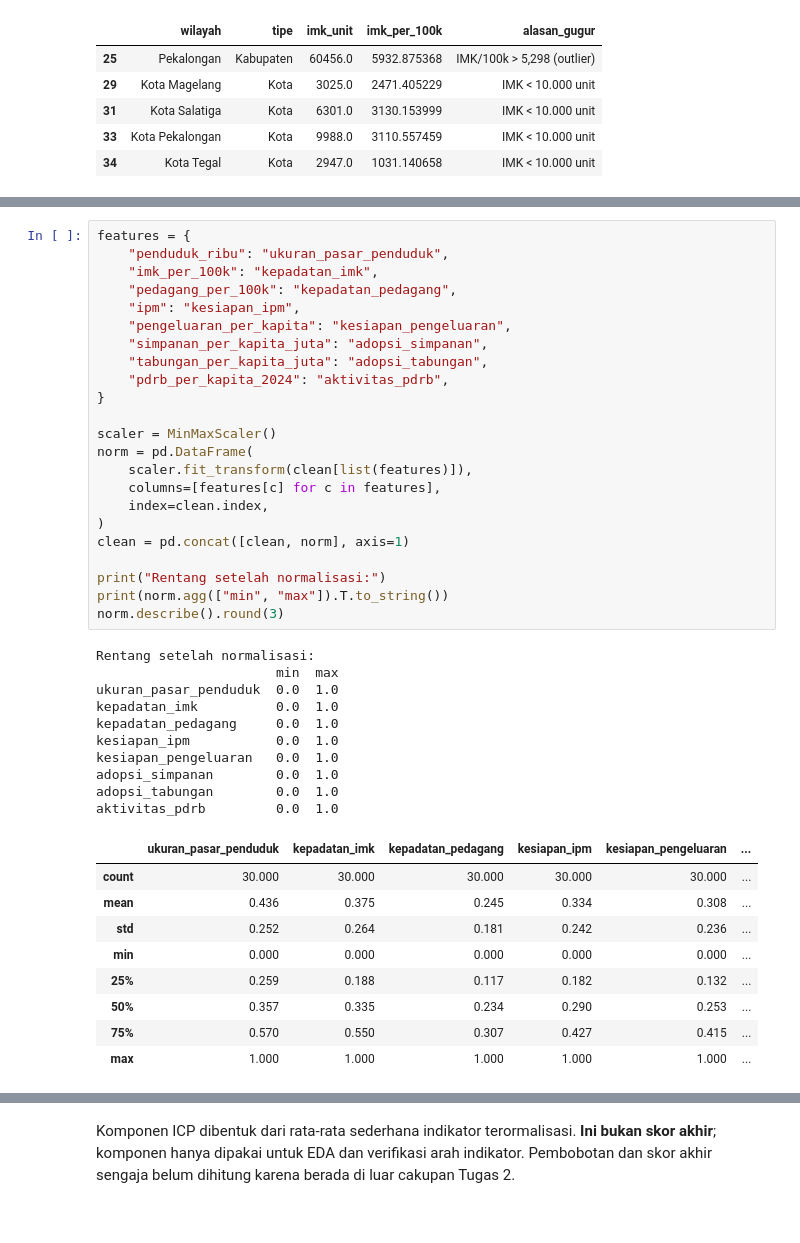
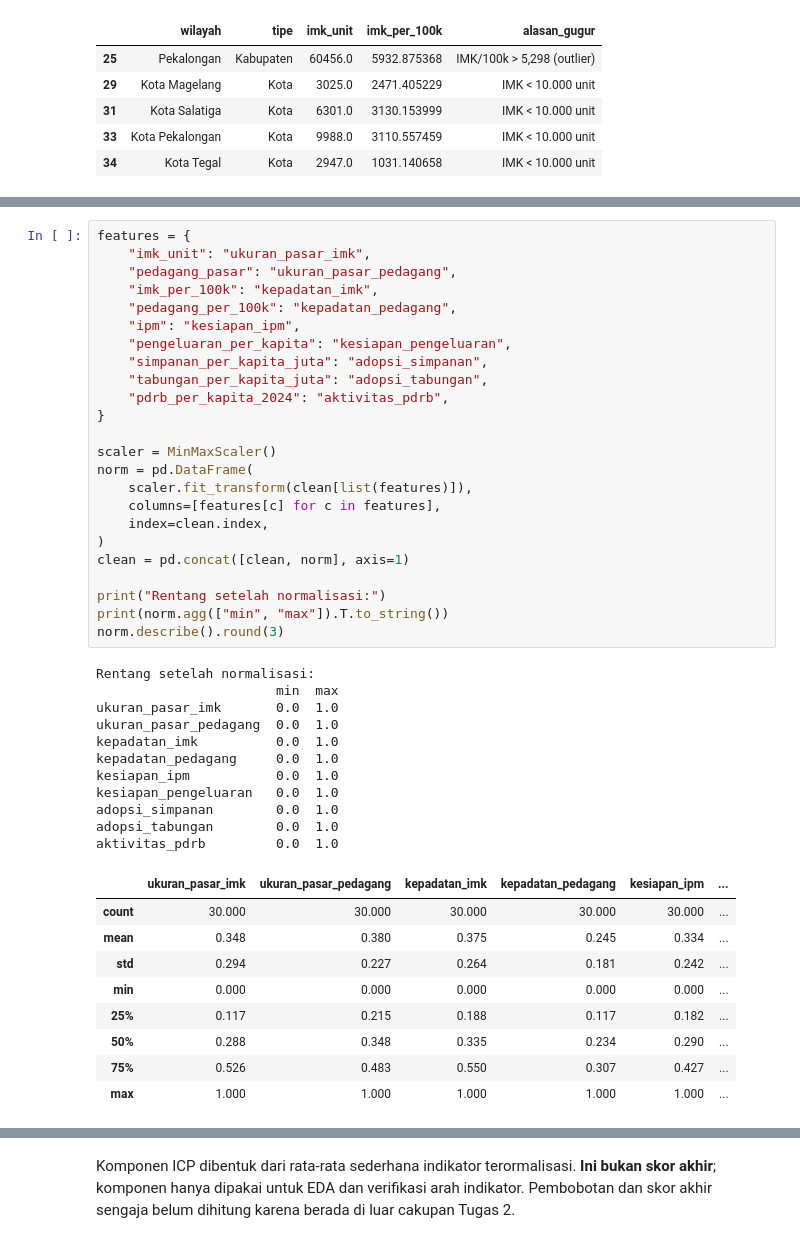
Before and after one commit to ayusafitri721/klay-umkm-market-prioritization, a Jupyter notebook: Tugas2_DS_Kelompok13.ipynb, the cells around one changed output, grey strips where cells are left out. Drawn from its saved outputs; the diff is of its cells as text.

```diff
--- a/Tugas2_DS_Kelompok13.ipynb
+++ b/Tugas2_DS_Kelompok13.ipynb
@@ -214,43 +226,45 @@ Wilayah lolos          : 30
 # %%
 features = {
-    "penduduk_ribu": "ukuran_pasar_penduduk",
+    "imk_unit": "ukuran_pasar_imk",
+    "pedagang_pasar": "ukuran_pasar_pedagang",
     "imk_per_100k": "kepadatan_imk",
     "pedagang_per_100k": "kepadatan_pedagang",
     "ipm": "kesiapan_ipm",
     "pengeluaran_per_kapita": "kesiapan_pengeluaran",
     "simpanan_per_kapita_juta": "adopsi_simpanan",
     "tabungan_per_kapita_juta": "adopsi_tabungan",
     "pdrb_per_kapita_2024": "aktivitas_pdrb",
 }
 
 scaler = MinMaxScaler()
 norm = pd.DataFrame(
     scaler.fit_transform(clean[list(features)]),
     columns=[features[c] for c in features],
     index=clean.index,
 )
 clean = pd.concat([clean, norm], axis=1)
 
 print("Rentang setelah normalisasi:")
 print(norm.agg(["min", "max"]).T.to_string())
 norm.describe().round(3)
 # %% [output]
 Rentang setelah normalisasi:
                        min  max
-ukuran_pasar_penduduk  0.0  1.0
+ukuran_pasar_imk       0.0  1.0
+ukuran_pasar_pedagang  0.0  1.0
 kepadatan_imk          0.0  1.0
 kepadatan_pedagang     0.0  1.0
 kesiapan_ipm           0.0  1.0
 kesiapan_pengeluaran   0.0  1.0
 adopsi_simpanan        0.0  1.0
 adopsi_tabungan        0.0  1.0
 aktivitas_pdrb         0.0  1.0
-|  | ukuran_pasar_penduduk | kepadatan_imk | kepadatan_pedagang | kesiapan_ipm | kesiapan_pengeluaran | ... |
+|  | ukuran_pasar_imk | ukuran_pasar_pedagang | kepadatan_imk | kepadatan_pedagang | kesiapan_ipm | ... |
 | count | 30.000 | 30.000 | 30.000 | 30.000 | 30.000 | ... |
-| mean | 0.436 | 0.375 | 0.245 | 0.334 | 0.308 | ... |
-| std | 0.252 | 0.264 | 0.181 | 0.242 | 0.236 | ... |
+| mean | 0.348 | 0.380 | 0.375 | 0.245 | 0.334 | ... |
+| std | 0.294 | 0.227 | 0.264 | 0.181 | 0.242 | ... |
 | min | 0.000 | 0.000 | 0.000 | 0.000 | 0.000 | ... |
-| 25% | 0.259 | 0.188 | 0.117 | 0.182 | 0.132 | ... |
-| 50% | 0.357 | 0.335 | 0.234 | 0.290 | 0.253 | ... |
-| 75% | 0.570 | 0.550 | 0.307 | 0.427 | 0.415 | ... |
+| 25% | 0.117 | 0.215 | 0.188 | 0.117 | 0.182 | ... |
+| 50% | 0.288 | 0.348 | 0.335 | 0.234 | 0.290 | ... |
+| 75% | 0.526 | 0.483 | 0.550 | 0.307 | 0.427 | ... |
 | max | 1.000 | 1.000 | 1.000 | 1.000 | 1.000 | ... |
```
Also changed, not shown: parts of 16 cells of this notebook, 13 other files.
